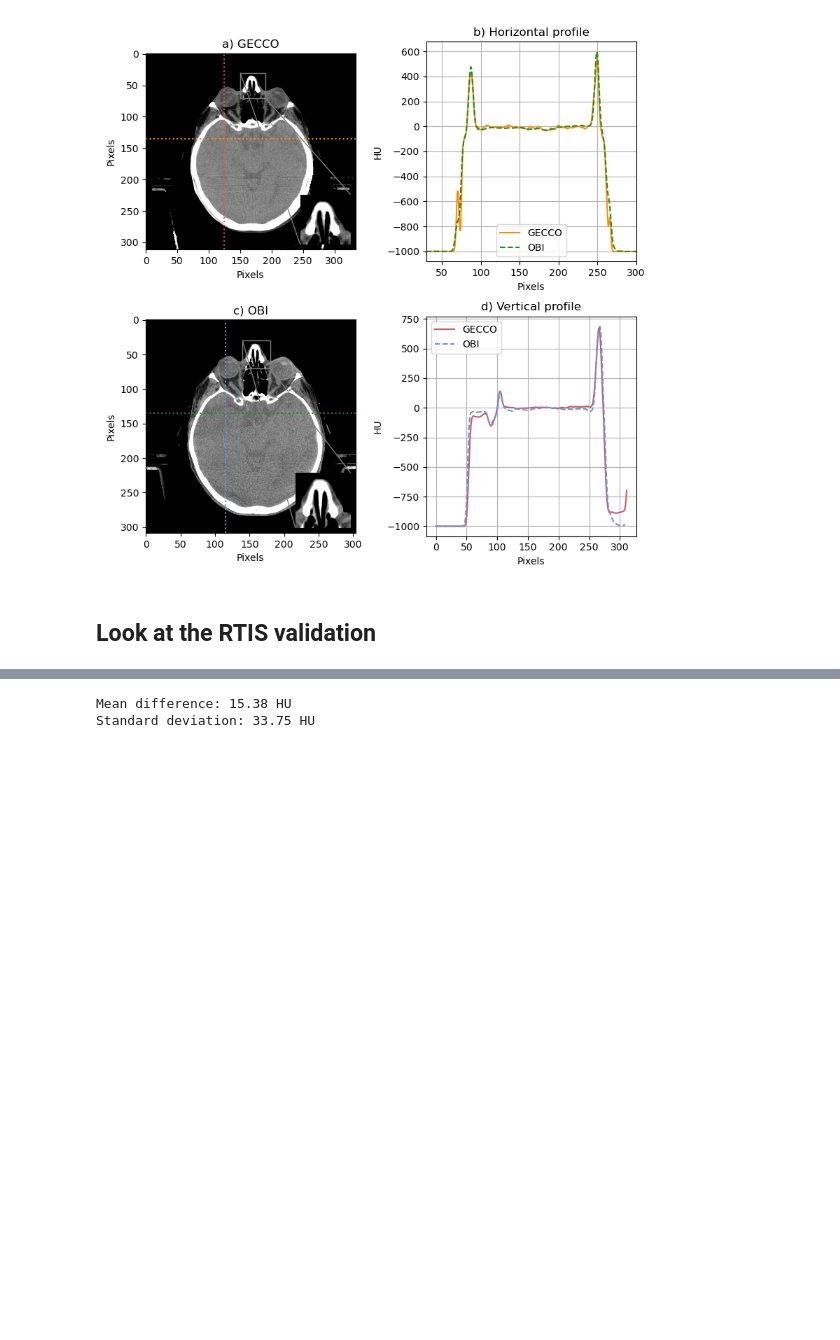
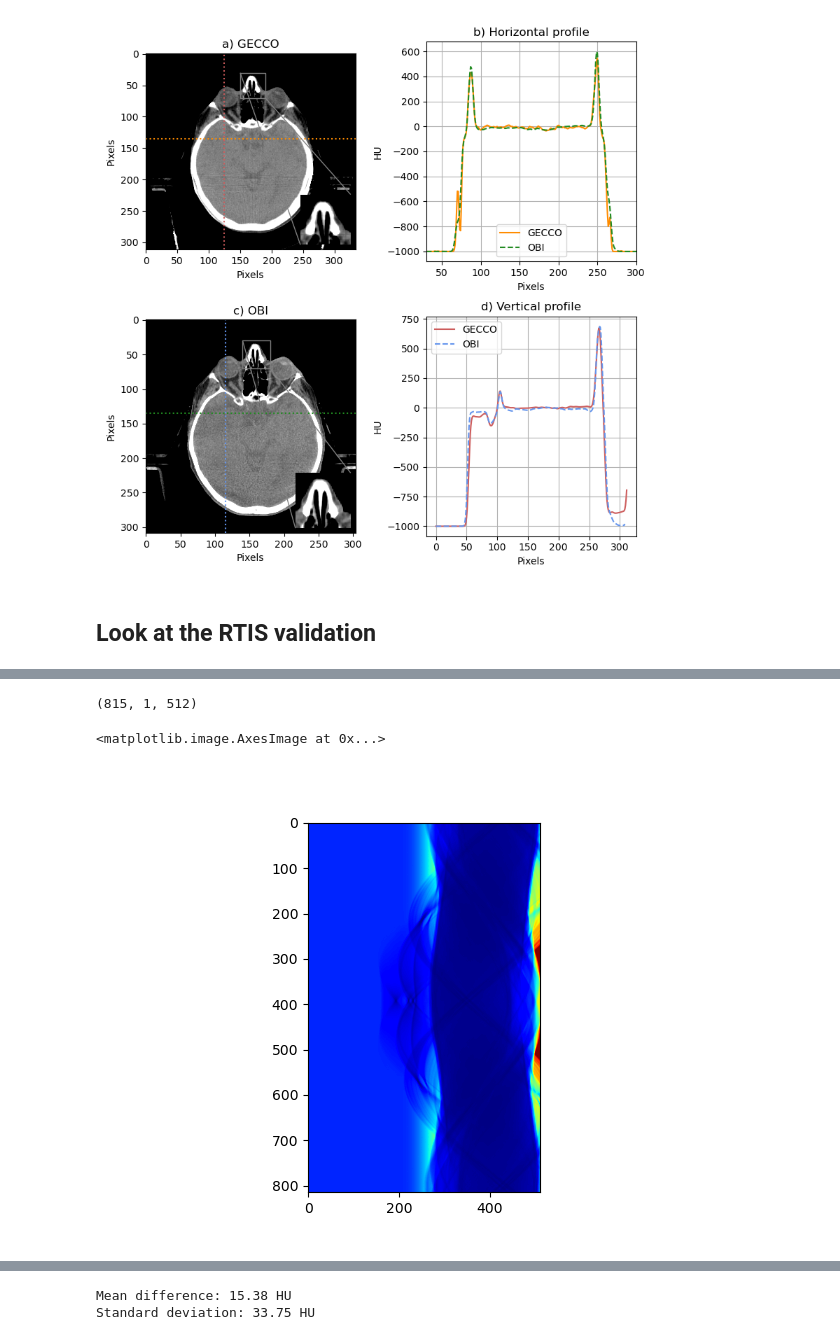
Before and after one commit to jerichooconnell/work-dfci, a Jupyter notebook: 3-jupyter_notebooks_paper/1.1-CNS_patient_paper/2.2-simulate_GECCO_RTIS_CNS_figure.ipynb, the cells around one changed output, grey strips where cells are left out. Saved outputs shown, nothing was run; the diff lists cells and outputs as text; code cells hidden in the pictures; blank space fills up the shorter version.

```diff
--- a/3-jupyter_notebooks_paper/1.1-CNS_patient_paper/2.2-simulate_GECCO_RTIS_CNS_figure.ipynb
+++ b/3-jupyter_notebooks_paper/1.1-CNS_patient_paper/2.2-simulate_GECCO_RTIS_CNS_figure.ipynb
@@ -242,5 +281,5 @@ Standard deviation: 39.27 HU
 # %%
 # %%timeit
 nrrd_file = '/media/jericho/T7/dfci_laptop_backup/Documents/christian_patient_data/BRAIN/2_Stereo_CNS_Scan.nrrd'
-phantom_rtis = patient_data.patient_phantom(nrrd_file, 1e7)
+phantom_rtis = patient_data.patient_phantom(nrrd_file, 1e7, is_fullfan=False)
 # %% [output]
@@ -339,2 +378,15 @@ phantom_rtis.run_gecco(1e10,815,conv_on=False,filter_on=False)
 # %%
 phantom_rtis.reweight(100,scat=0.05,mAs=400)
+# %% [output]
+(815, 1, 512)
+# %%
+new_projs = []
+
+for proj in phantom_rtis.primary_projections:
+    new_projs.append(proj)
+
+plt.figure()
+plt.imshow(new_projs, cmap='jet')
+# %% [output]
+<matplotlib.image.AxesImage at 0x...>
+[figure, added]
```
Also changed, not shown: parts of 17 cells of this notebook, 14 other files.
